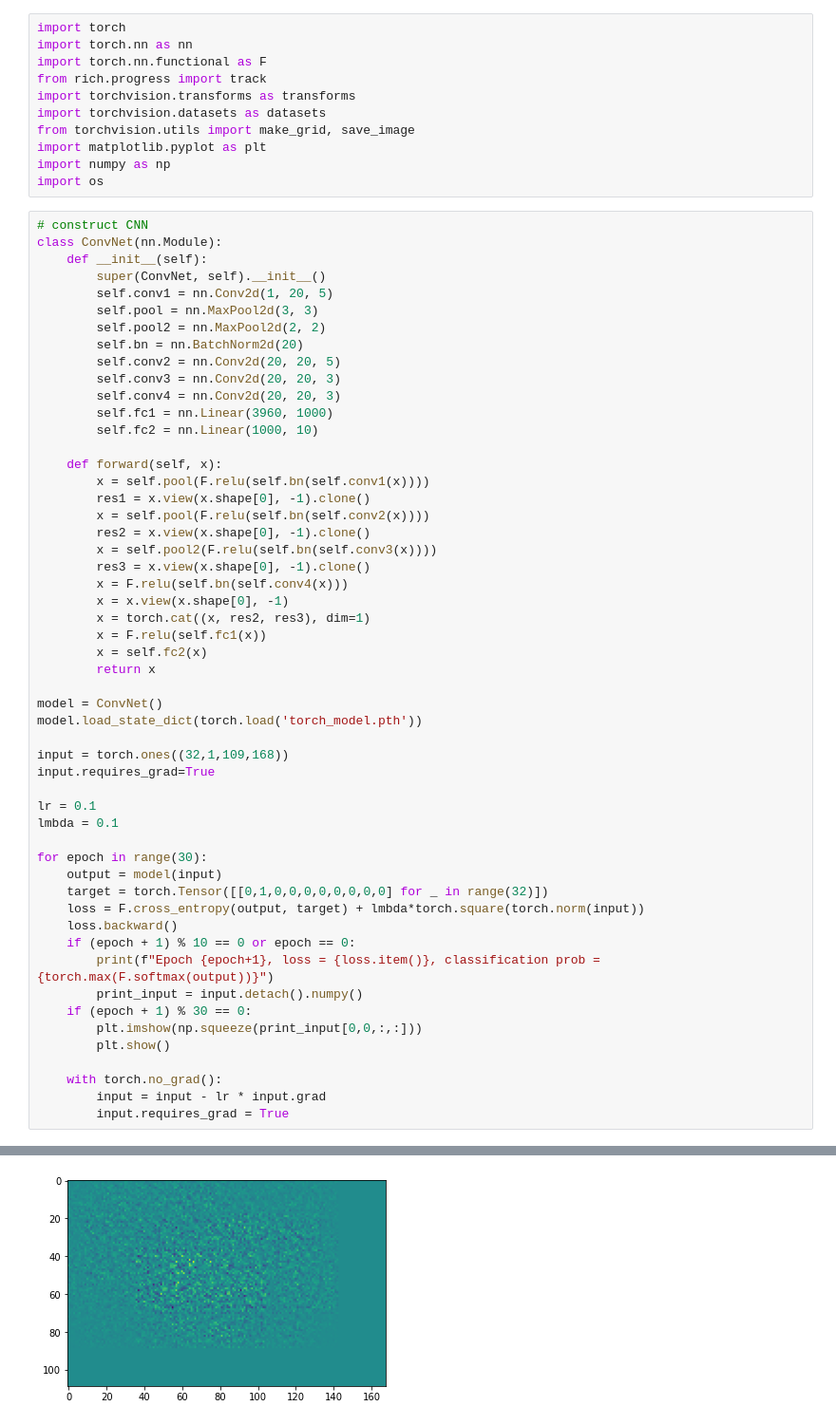
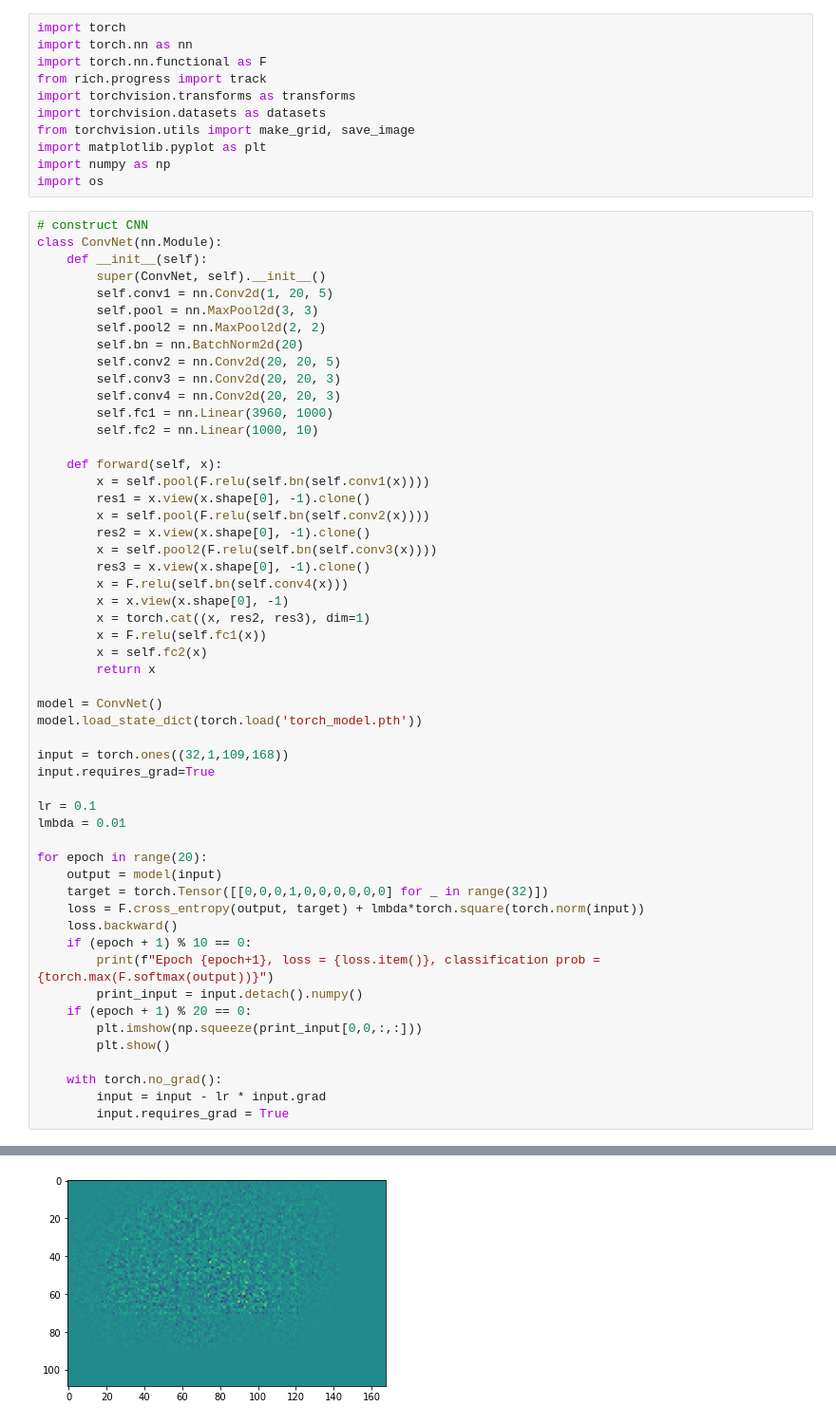
Before and after one commit to boldloop/interpretable-MR, a Jupyter notebook: activation_max.ipynb, the cells around one changed output, grey strips where cells are left out. Shown: that part at 95% size. Saved outputs shown, nothing was run; the diff lists cells and outputs as text.

```diff
--- a/activation_max.ipynb
+++ b/activation_max.ipynb
@@ -45,17 +45,17 @@ input = torch.ones((32,1,109,168))
 input.requires_grad=True
 
 lr = 0.1
-lmbda = 0.1
+lmbda = 0.01
 
-for epoch in range(30):
+for epoch in range(20):
     output = model(input)
-    target = torch.Tensor([[0,1,0,0,0,0,0,0,0,0] for _ in range(32)])
+    target = torch.Tensor([[0,0,0,1,0,0,0,0,0,0] for _ in range(32)])
     loss = F.cross_entropy(output, target) + lmbda*torch.square(torch.norm(input))
     loss.backward()
-    if (epoch + 1) % 10 == 0 or epoch == 0:
+    if (epoch + 1) % 10 == 0:
         print(f"Epoch {epoch+1}, loss = {loss.item()}, classification prob = {torch.max(F.softmax(output))}")
         print_input = input.detach().numpy()
-    if (epoch + 1) % 30 == 0:
+    if (epoch + 1) % 20 == 0:
         plt.imshow(np.squeeze(print_input[0,0,:,:]))
         plt.show()
 
@@ -70 +68 @@ Epoch 30, loss = 13576588288.0, acurracy = 0.5122718214988708
-[figure, old version]
+[figure, new version]
```
Also changed, not shown: parts of 1 cell of this notebook.
